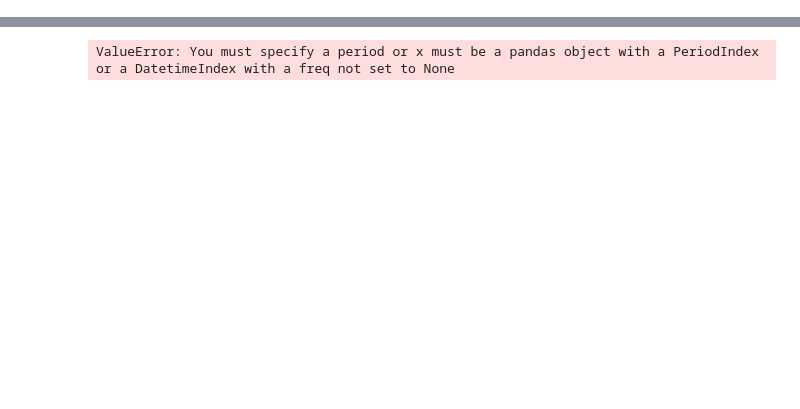
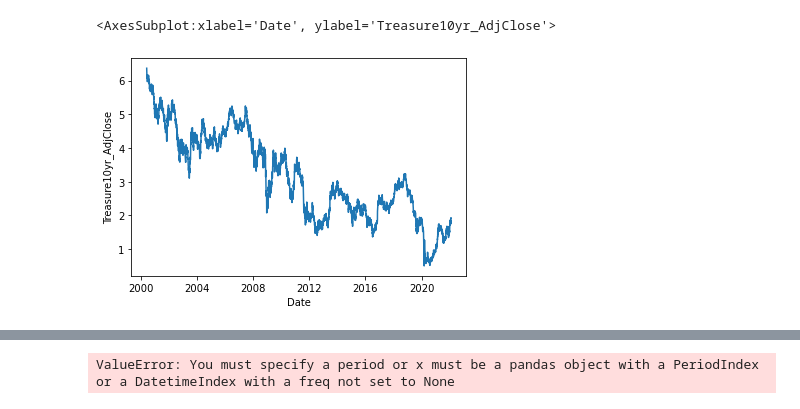
Before and after one commit to lu18cheng/pic16b_stock_analysis, a Jupyter notebook: code/analysis.ipynb, the cells around one changed output, grey strips where cells are left out. Cells and saved outputs as stored; diff of their text form; code cells hidden in the pictures; blank space fills up the shorter version.

```diff
--- a/code/analysis.ipynb
+++ b/code/analysis.ipynb
@@ -28,0 +67,5 @@ treas10.head()
+# %%
+sns.lineplot(y='Treasure10yr_AdjClose', x='Date', data = df)
+# %% [output]
+<AxesSubplot:xlabel='Date', ylabel='Treasure10yr_AdjClose'>
+[figure, added]
```
Also changed, not shown: parts of 28 cells of this notebook.
